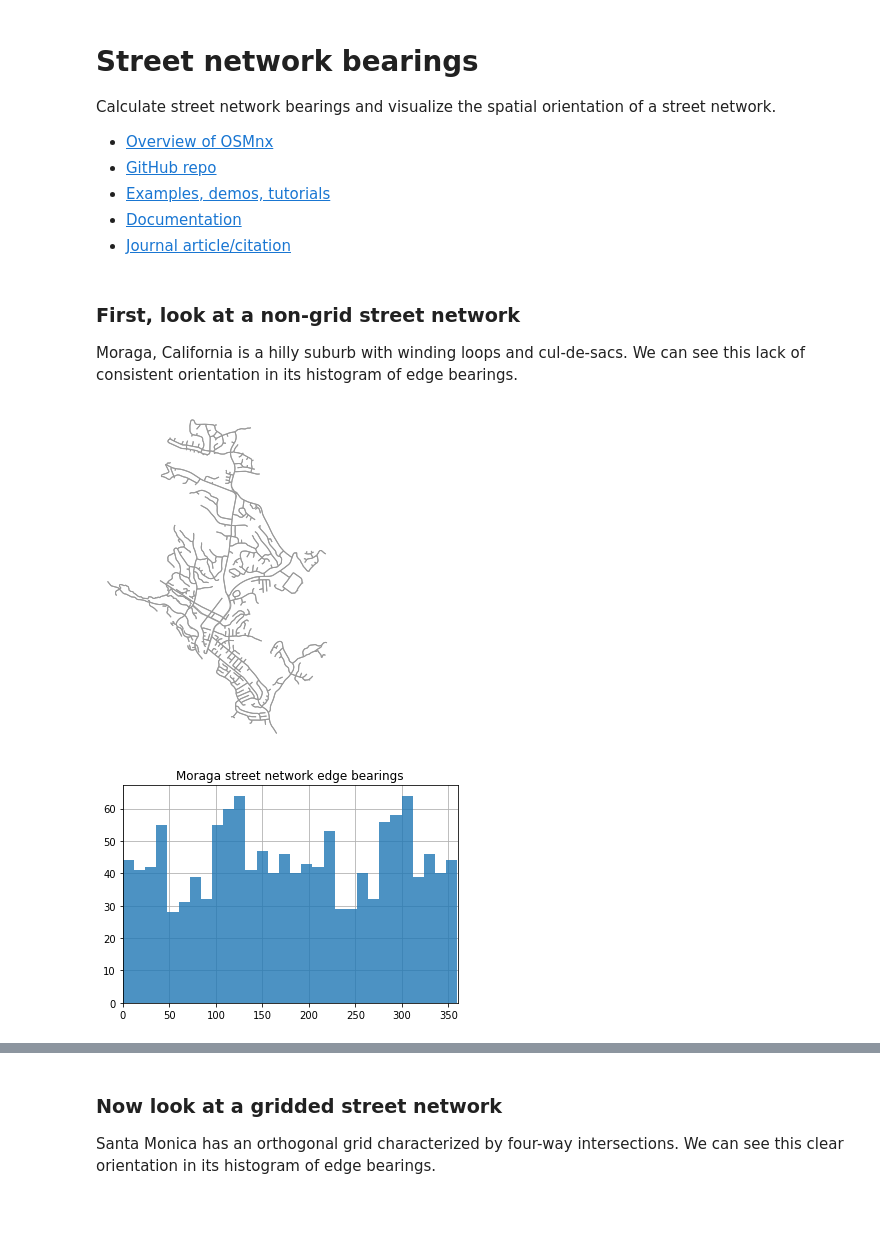
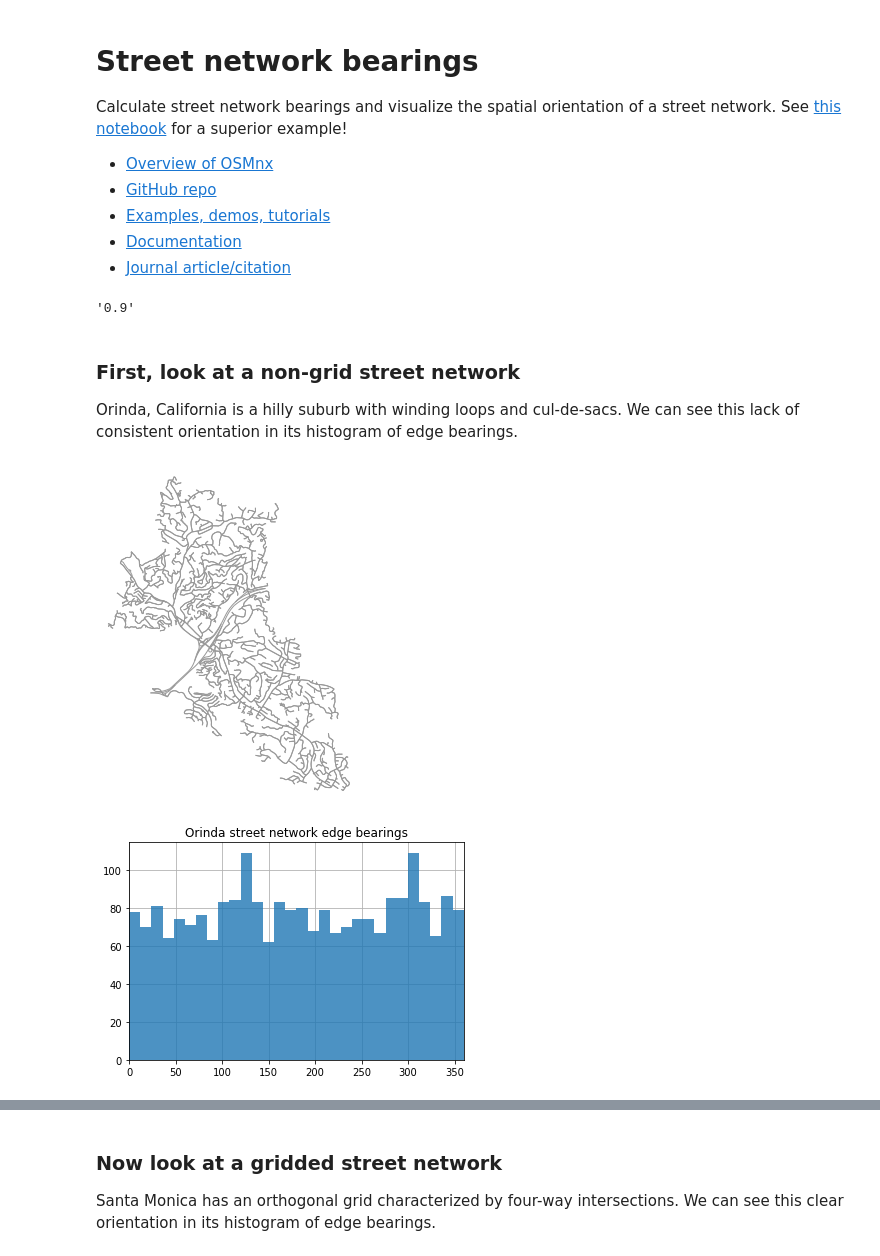
Before and after one commit to gboeing/osmnx-examples, a Jupyter notebook: notebooks/15-calculate-visualize-edge-bearings.ipynb, the cells around one changed output, grey strips where cells are left out. Drawn from its saved outputs; the diff is of its cells as text; code cells hidden in the pictures; blank space fills up the shorter version.

Commit message:
update all examples

```diff
--- a/notebooks/15-calculate-visualize-edge-bearings.ipynb
+++ b/notebooks/15-calculate-visualize-edge-bearings.ipynb
@@ -1,7 +1,7 @@
 # %% [markdown]
 # Street network bearings
 
-Calculate street network bearings and visualize the spatial orientation of a street network.
+Calculate street network bearings and visualize the spatial orientation of a street network. See [this notebook](17-street-network-orientations.ipynb) for a superior example!
 
   - [Overview of OSMnx](http://geoffboeing.com/2016/11/osmnx-python-street-networks/)
   - [GitHub repo](https://github.com/gboeing/osmnx)
@@ -9,28 +9,33 @@ Calculate street network bearings and visualize the spatial orientation of a str
   - [Documentation](https://osmnx.readthedocs.io/en/stable/)
   - [Journal article/citation](http://geoffboeing.com/publications/osmnx-complex-street-networks/)
 # %%
-import osmnx as ox, pandas as pd, matplotlib.pyplot as plt
+import matplotlib.pyplot as plt
+import osmnx as ox
+import pandas as pd
 %matplotlib inline
 ox.config(log_console=True, use_cache=True)
+ox.__version__
+# %% [output]
+'0.9'
 # %% [markdown]
 ### First, look at a non-grid street network
 
-Moraga, California is a hilly suburb with winding loops and cul-de-sacs. We can see this lack of consistent orientation in its histogram of edge bearings.
+Orinda, California is a hilly suburb with winding loops and cul-de-sacs. We can see this lack of consistent orientation in its histogram of edge bearings.
 # %%
-G = ox.graph_from_place('Moraga, California', network_type='drive')
+G = ox.graph_from_place('Orinda, California', network_type='drive')
 fig, ax = ox.plot_graph(ox.project_graph(G), node_size=0)
 # %% [output]
-[figure, old version]
+[figure, new version]
 # %%
 # calculate edge bearings and visualize their frequency
 G = ox.add_edge_bearings(G)
 bearings = pd.Series([data['bearing'] for u, v, k, data in G.edges(keys=True, data=True)])
 ax = bearings.hist(bins=30, zorder=2, alpha=0.8)
 xlim = ax.set_xlim(0, 360)
-ax.set_title('Moraga street network edge bearings')
+ax.set_title('Orinda street network edge bearings')
 plt.show()
 # %% [output]
-[figure, old version]
+[figure, new version]
 # %%
 # polar plot
 import numpy as np
```
Also changed, not shown: parts of 2 cells of this notebook, 18 other files.
